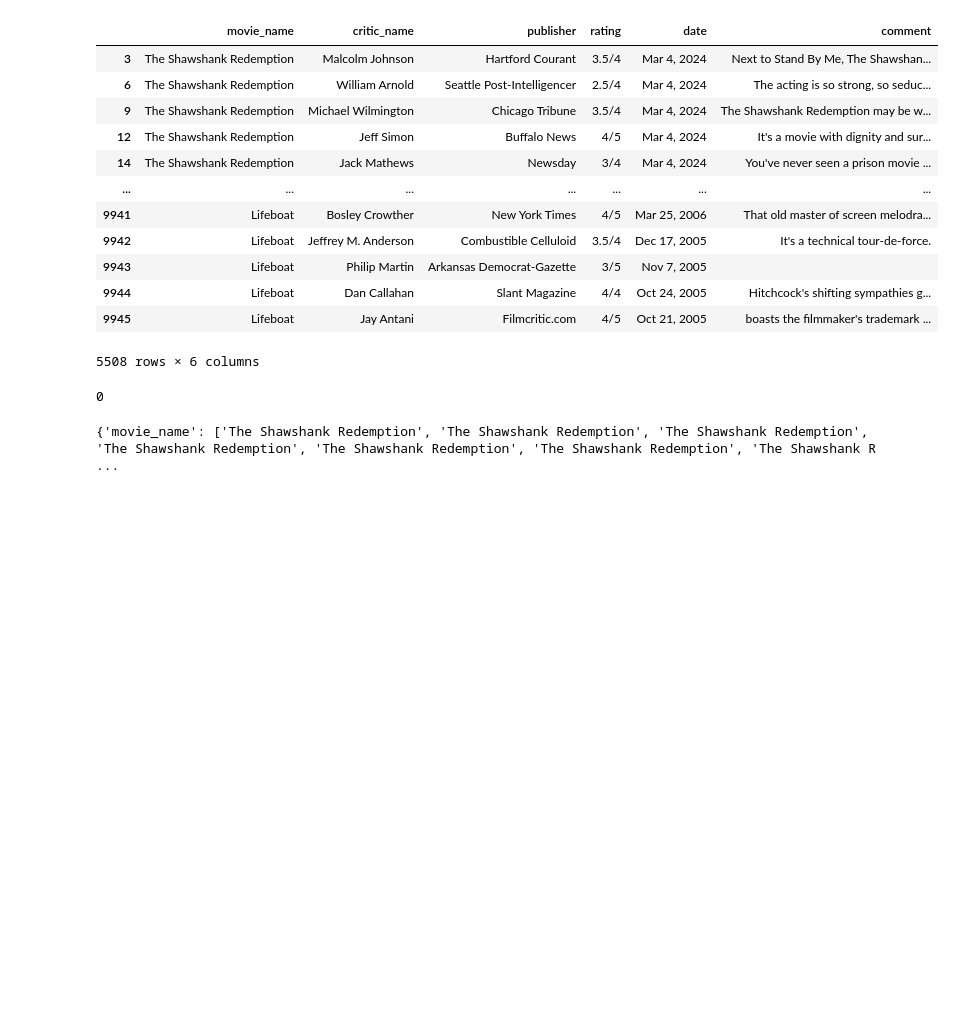
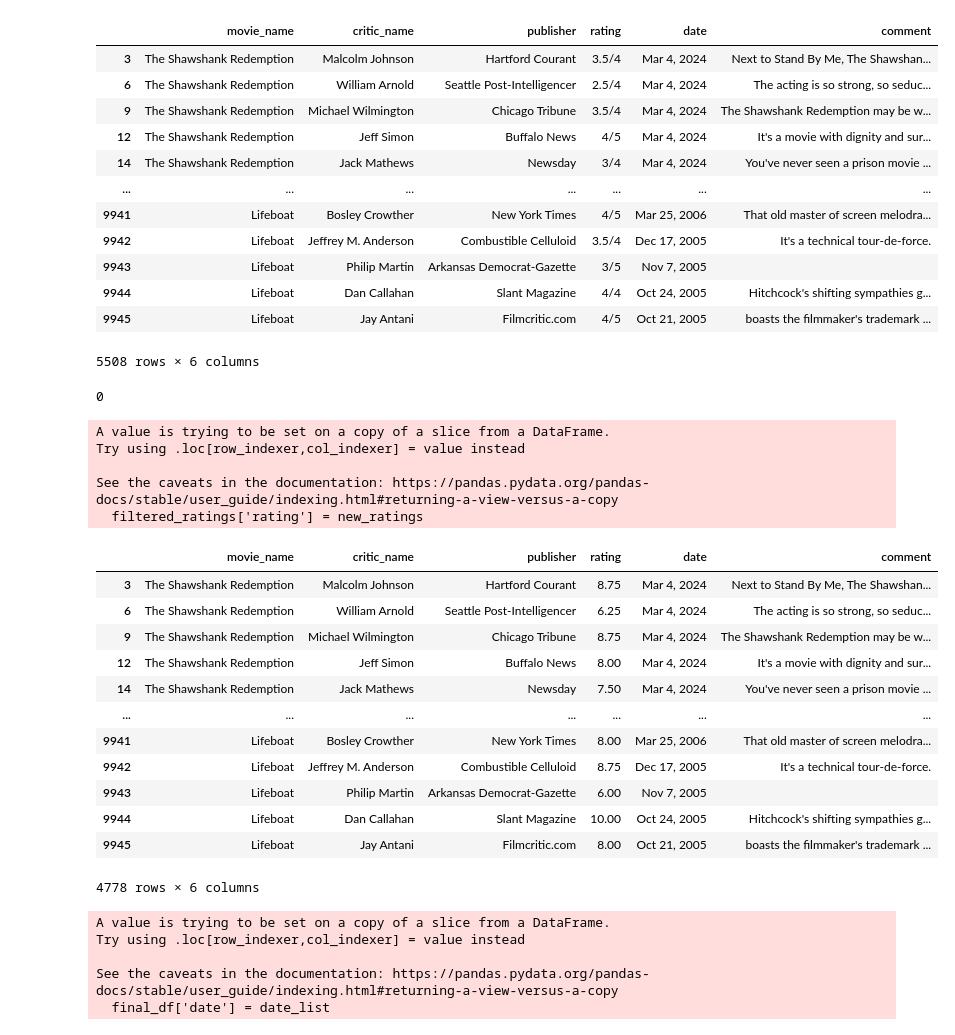
Before and after one commit to jkenzak/MovieDBProject, a Jupyter notebook: additionalFiles/reviewscraper.ipynb, the cells around one changed output. Cells and saved outputs as stored; diff of their text form; code cells hidden in the pictures; blank space fills up the shorter version.

```diff
--- a/additionalFiles/reviewscraper.ipynb
+++ b/additionalFiles/reviewscraper.ipynb
@@ -257,7 +258,53 @@ print(comment_nan_count)
 0
 # %%
 new_df.to_csv('reviews.csv', encoding='utf-8', index=False)
-# %%
-print(frame)
-# %% [output]
-{'movie_name': ['The Shawshank Redemption', 'The Shawshank Redemption', 'The Shawshank Redemption', 'The Shawshank Redemption', 'The Shawshank Redemption', 'The Shawshank Redemption', 'The Shawshank R ...
+# %%
+filtered_ratings = new_df[new_df['rating'].str.contains(r'\d*\.?\d*\/\d*')]
+new_ratings = list()
+for rating in filtered_ratings['rating']:
+    split_rate = rating.replace(' ' , '').split('/')
+    numerator = split_rate[0]
+    denominator = split_rate[1]
+    new_ratings.append((float(numerator)/float(denominator))*10)
+
+filtered_ratings['rating'] = new_ratings
+
+display(filtered_ratings)
+# %% [output]
+A value is trying to be set on a copy of a slice from a DataFrame.
+Try using .loc[row_indexer,col_indexer] = value instead
+
+See the caveats in the documentation: https://pandas.pydata.org/pandas-docs/stable/user_guide/indexing.html#returning-a-view-versus-a-copy
+  filtered_ratings['rating'] = new_ratings
+|  | movie_name | critic_name | publisher | rating | date | comment |
+| 3 | The Shawshank Redemption | Malcolm Johnson | Hartford Courant | 8.75 | Mar 4, 2024 | Next to Stand By Me, The Shawshan... |
+| 6 | The Shawshank Redemption | William Arnold | Seattle Post-Intelligencer | 6.25 | Mar 4, 2024 | The acting is so strong, so seduc... |
+| 9 | The Shawshank Redemption | Michael Wilmington | Chicago Tribune | 8.75 | Mar 4, 2024 | The Shawshank Redemption may be w... |
+| 12 | The Shawshank Redemption | Jeff Simon | Buffalo News | 8.00 | Mar 4, 2024 | It's a movie with dignity and sur... |
+| 14 | The Shawshank Redemption | Jack Mathews | Newsday | 7.50 | Mar 4, 2024 | You've never seen a prison movie ... |
+| ... | ... | ... | ... | ... | ... | ... |
+| 9941 | Lifeboat | Bosley Crowther | New York Times | 8.00 | Mar 25, 2006 | That old master of screen melodra... |
+| 9942 | Lifeboat | Jeffrey M. Anderson | Combustible Celluloid | 8.75 | Dec 17, 2005 | It's a technical tour-de-force. |
+| 9943 | Lifeboat | Philip Martin | Arkansas Democrat-Gazette | 6.00 | Nov 7, 2005 |  |
+| 9944 | Lifeboat | Dan Callahan | Slant Magazine | 10.00 | Oct 24, 2005 | Hitchcock's shifting sympathies g... |
+| 9945 | Lifeboat | Jay Antani | Filmcritic.com | 8.00 | Oct 21, 2005 | boasts the filmmaker's trademark ... |
+4778 rows × 6 columns
+# %%
+final_df = filtered_ratings
+month_map = {month: index for index, month in enumerate(calendar.month_abbr) if month}
+date_list = list()
+for date in final_df['date']:
+    split_date = date.split(' ')
+    year = split_date[2]
+    day = split_date[1].replace(',','')
+    month = month_map[split_date[0]]
+    date_str = str(year) + '-' + str(month) + '-' + str(day)
+    date_list.append(date_str)
+
+final_df['date'] = date_list
+# %% [output]
+A value is trying to be set on a copy of a slice from a DataFrame.
+Try using .loc[row_indexer,col_indexer] = value instead
+
+See the caveats in the documentation: https://pandas.pydata.org/pandas-docs/stable/user_guide/indexing.html#returning-a-view-versus-a-copy
+  final_df['date'] = date_list
```
Also changed, not shown: parts of 2 cells of this notebook.
